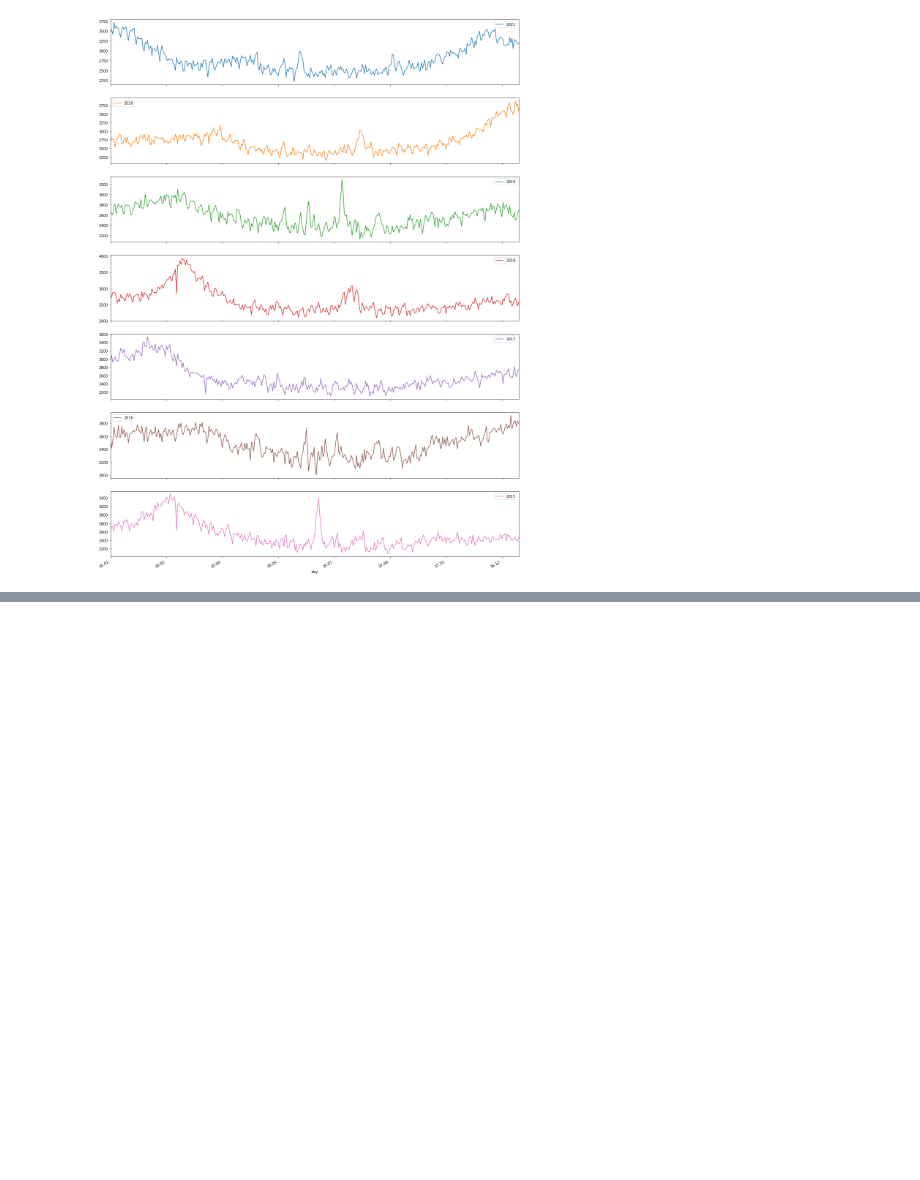
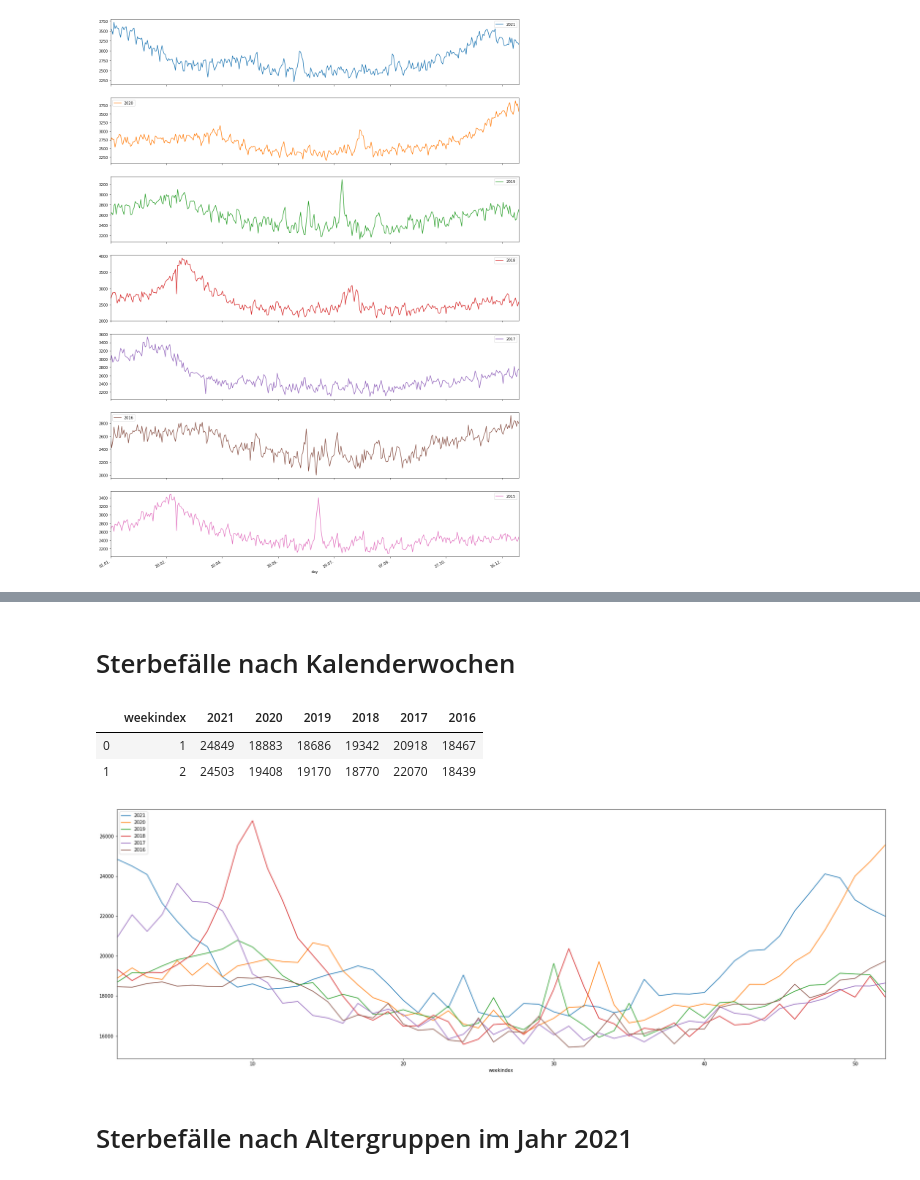
Before and after one commit to Mulham-Alesali/covid_data_analysis, a Jupyter notebook: Corona Datenvisualisierungen.ipynb, the cells around one changed output, grey strips where cells are left out. Cells and saved outputs as stored; diff of their text form; code cells hidden in the pictures; blank space fills up the shorter version.

```diff
--- a/Corona Datenvisualisierungen.ipynb
+++ b/Corona Datenvisualisierungen.ipynb
@@ -87,0 +115,17 @@ print('')
+# %% [markdown]
+# Sterbefälle nach Kalenderwochen
+# %%
+#reading the data
+sterberate_pro_week_df = pd.read_excel('data/Sterberate 2000_2022_tage.xlsx','wochent')
+# %%
+#plotting the data
+#sterberate_pro_week_df.plot(x='day',y=cols[2:-15],kind='line',figsize=(20, 30), subplots=True)
+sterberate_pro_week_df[:-1].plot(x='weekindex',y=sterberate_pro_week_df.columns[1:],kind='line',figsize=(30, 10), subplots=False)
+sterberate_pro_week_df.head(2)
+# %% [output]
+|  | weekindex | 2021 | 2020 | 2019 | 2018 | 2017 | 2016 |
+| 0 | 1 | 24849 | 18883 | 18686 | 19342 | 20918 | 18467 |
+| 1 | 2 | 24503 | 19408 | 19170 | 18770 | 22070 | 18439 |
+[figure, added]
+# %% [markdown]
+# Sterbefälle nach Altergruppen im Jahr 2021
```
Also changed, not shown: parts of 11 cells of this notebook, 2 other files.
